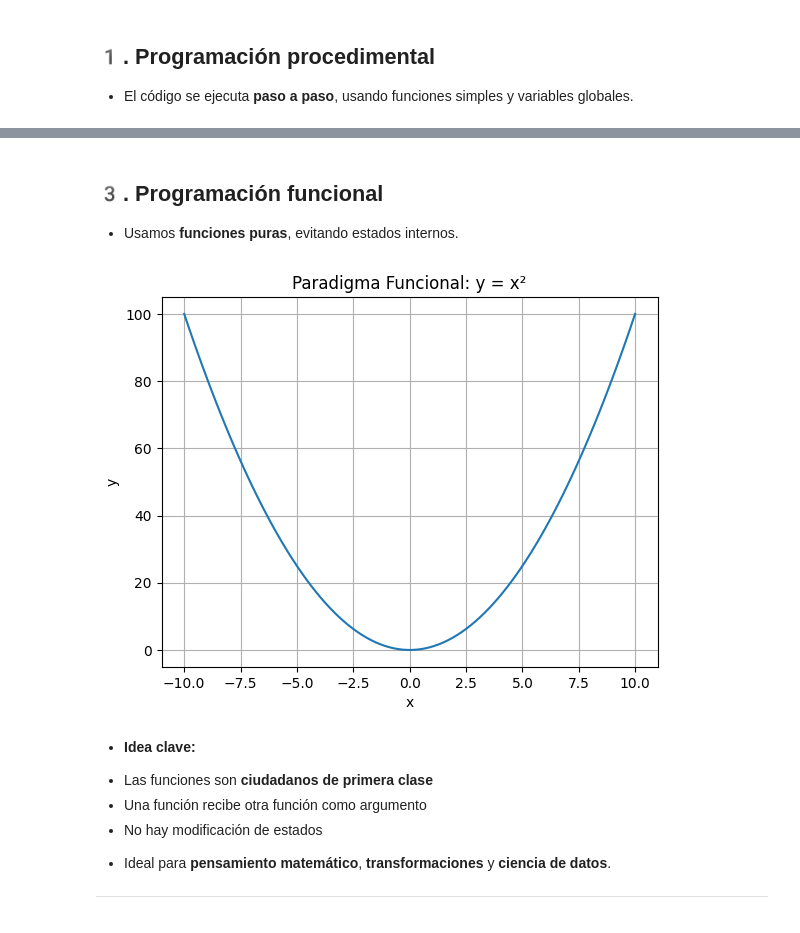
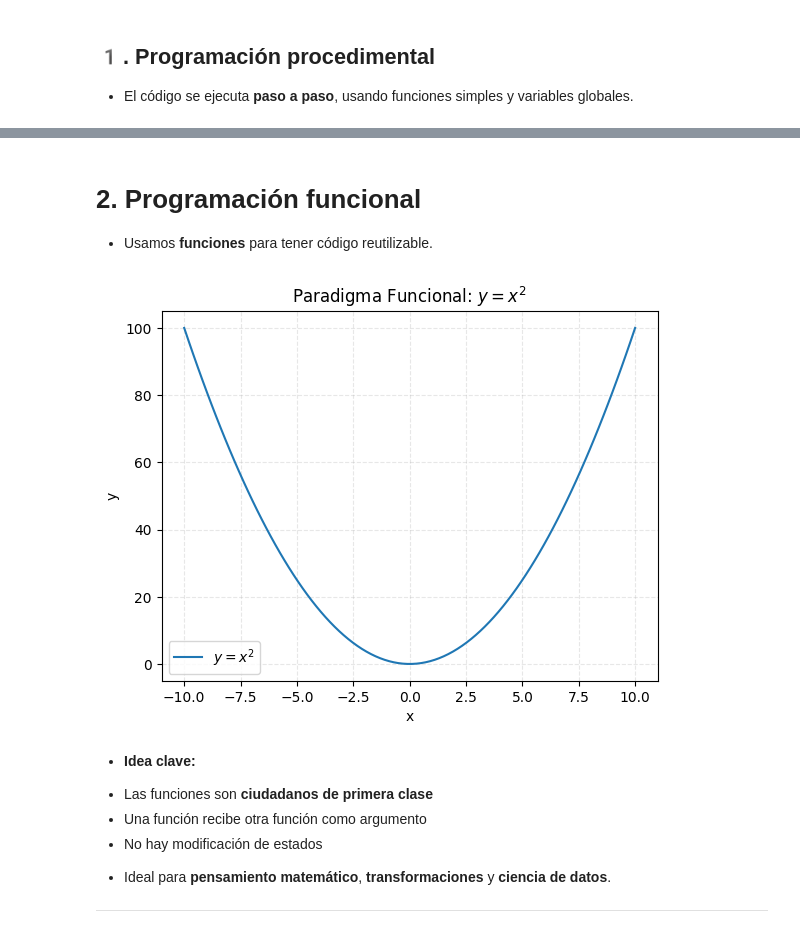
Before and after one commit to marco-canas/fundamentos_de_programacion, a Jupyter notebook: 2_clases/unidad1/1_chapter.ipynb, the cells around one changed output, grey strips where cells are left out. Cells and saved outputs as stored; diff of their text form; code cells hidden in the pictures.

```diff
--- a/2_clases/unidad1/1_chapter.ipynb
+++ b/2_clases/unidad1/1_chapter.ipynb
@@ -256,29 +226,36 @@ parabola.graficar()
 # %% [markdown]
 
-## 3️. Programación **funcional**
+# 2. Programación **funcional**
 
-- Usamos **funciones puras**, evitando estados internos.
+- Usamos **funciones** para tener código reutilizable.
 # %%
 import matplotlib.pyplot as plt
 import numpy as np
 
-def funcion(x):
+def funcion_cuadratica(x):
     return x**2
 
 def graficar(func, x):
+    """Función para graficar una función matemática.
+    Parámetros:
+    - func: La función matemática a graficar
+    - x: Los valores del dominio para los cuales se evaluará la función,
+    cómo una progresión aritmética.
+    """
     plt.figure() # Genera el lienzo o cuadra para hacer el gráfico
-    plt.plot(x, func(x))
-    plt.title("Paradigma Funcional: y = x²")
+    plt.title(r"Paradigma Funcional: $y = x^2$")
     plt.xlabel("x")
     plt.ylabel("y")
-    plt.grid(True)
+    plt.grid(alpha = 0.3, linestyle = "--")
+    plt.plot(x, func(x))
+    plt.legend([r"$y = x^2$"])  # Agrega una leyenda a la gráfica
     plt.savefig(r"C:\Users\marco\Downloads\paradigma_funcional.png")
     plt.show()
 
 x = np.linspace(-10, 10, 100) # Genera elgunos puntos del dominio
-graficar(funcion, x)
+graficar(funcion_cuadratica, x)
 # %% [output]
-[figure, old version]
+[figure, new version]
 # %% [markdown]
 - **Idea clave:**
 
```
Also changed, not shown: parts of 153 cells of this notebook, 3 other files.
